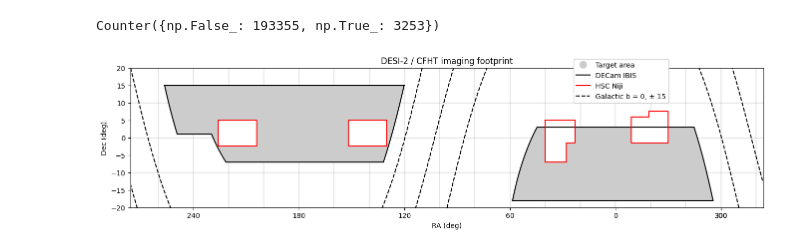
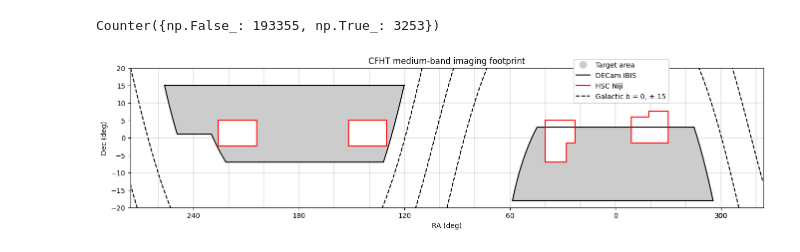
Before and after one commit to dstndstn/medium-band-surveys, a Jupyter notebook: footprints.ipynb, the cells around one changed output. Cells and saved outputs as stored; diff of their text form; code cells hidden in the pictures.

```diff
--- a/footprints.ipynb
+++ b/footprints.ipynb
@@ -366,32 +366,33 @@ for ib,bb in enumerate([zz, zz+15, zz-15]):
     kw = {}
     if ib == 0:
         kw.update(label='Galactic b = 0, ± 15')
     I = np.flatnonzero((rr > rahi) * (ll < 180))
     plt.plot(ra_display(rr[I]), dd[I], 'k--', **kw)
     I = np.flatnonzero((rr > 0) * (rr < 180))
     plt.plot(ra_display(rr[I]), dd[I], 'k--')
     I = np.flatnonzero((rr > 180) * (rr < rahi) * (ll < 180))
     plt.plot(ra_display(rr[I]), dd[I], 'k--')
     I = np.flatnonzero((rr > 180) * (rr < rahi) * (ll > 180))
     plt.plot(ra_display(rr[I]), dd[I], 'k--')
 
 plt.legend(loc=(0.7,0.75), framealpha=1.)
 
 for d in [0, -10, +10]:
     plt.axhline(d, zorder=-10, color='k', alpha=0.1)
 
 xt = [300, 0, 60, 120, 180, 240, 300]
 
 for r in np.arange(0, 360, 20):
     plt.axvline(ra_display(r), zorder=-10, color='k', alpha=0.1)
 
 plt.xticks(ra_display(np.array(xt)), xt)
 plt.ylim(declo, dechi)
 plt.xlim(rahi, ralo);
 plt.xlabel('RA (deg)')
 plt.ylabel('Dec (deg)');
-plt.title('DESI-2 / CFHT imaging footprint')
+#plt.title('DESI-2 / CFHT imaging footprint')
+plt.title('CFHT medium-band imaging footprint')
 plt.savefig('footprint2.pdf')
 plt.savefig('footprint2.png')
 # %% [output]
-[figure, old version]
+[figure, new version]
```
Also changed, not shown: 4 other files.
